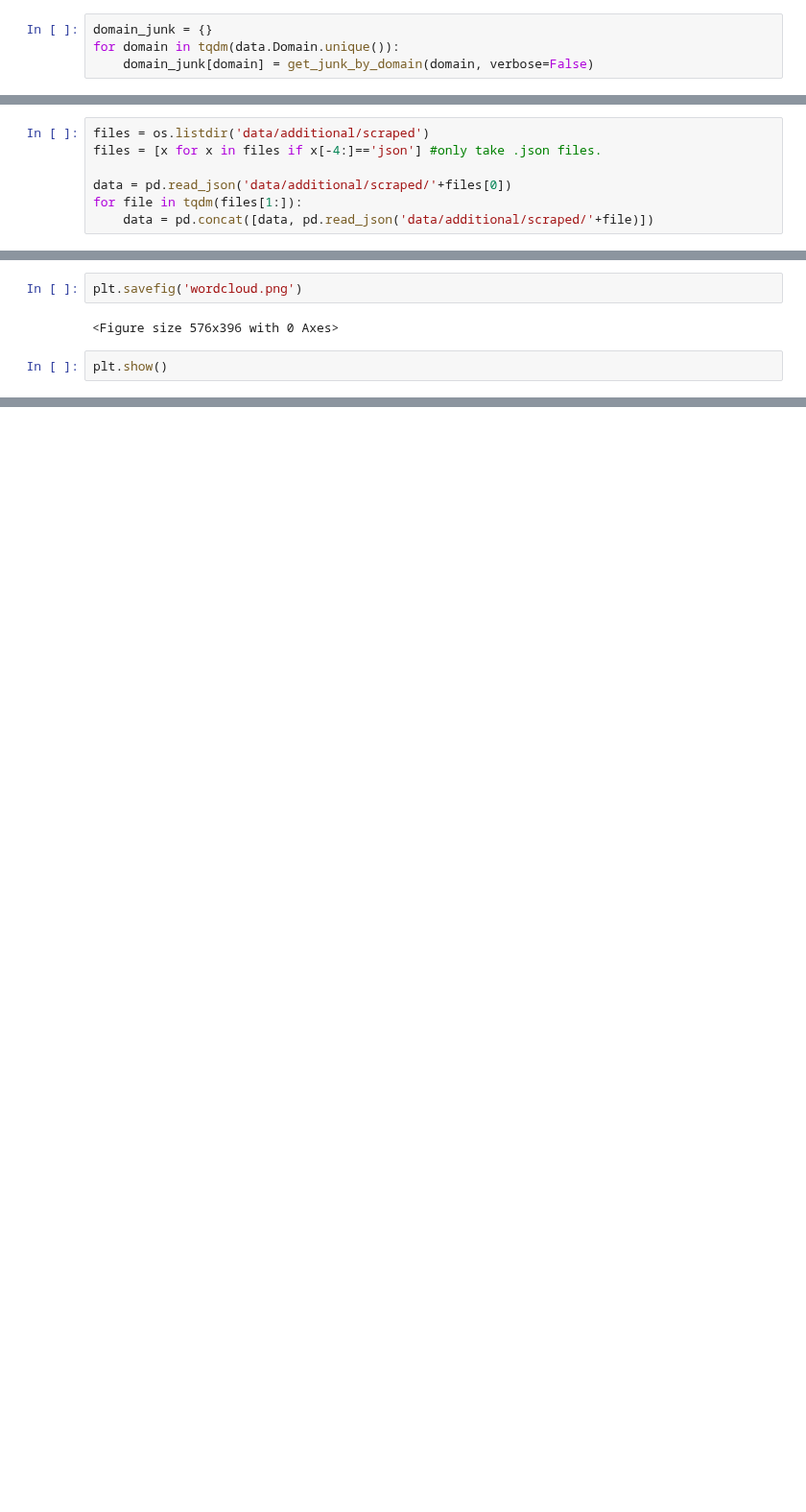
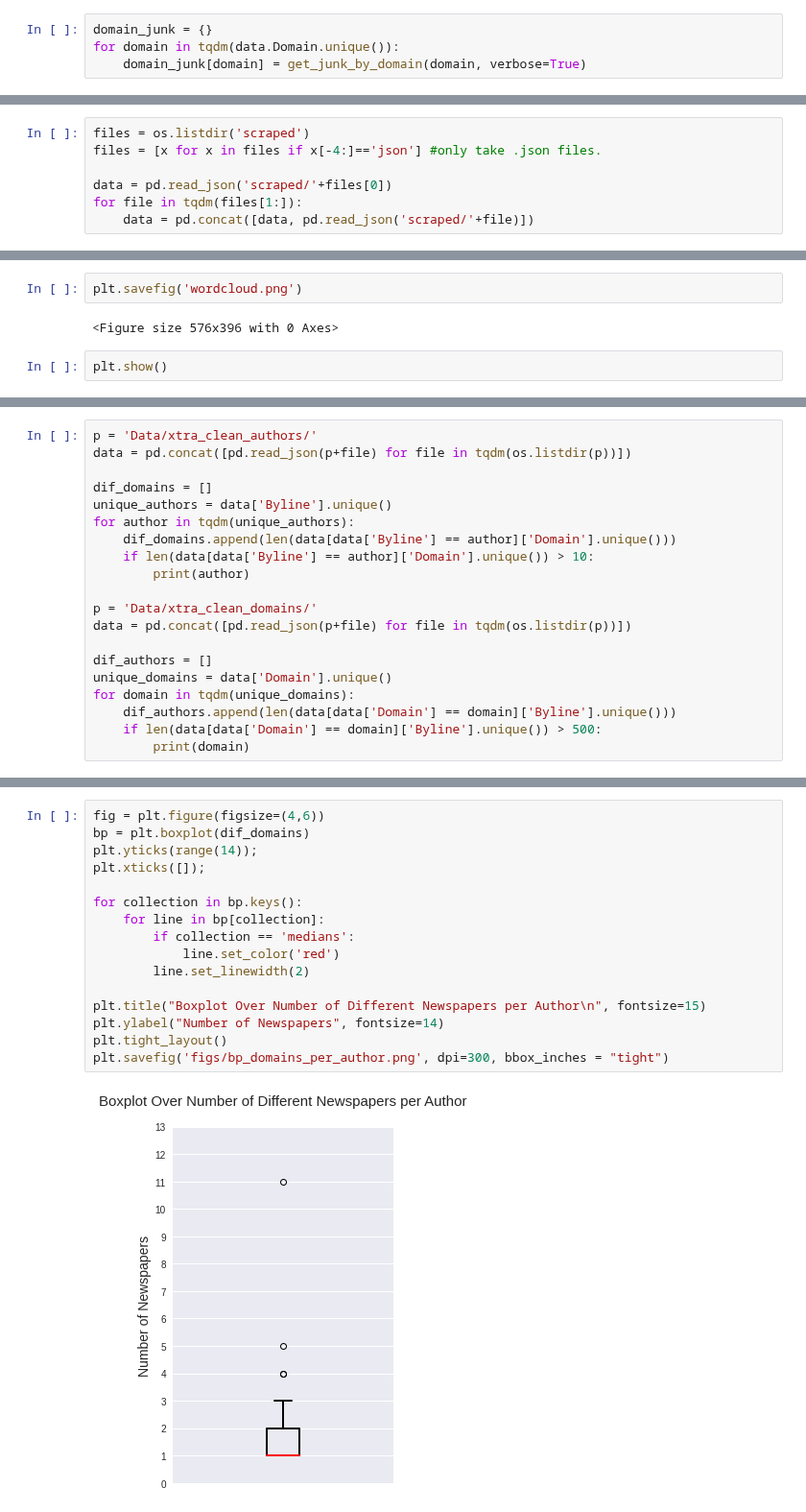
Before and after one commit to kroglkt/articlencoding, a Jupyter notebook: Data_Formatting.ipynb, the cells around one changed output, grey strips where cells are left out. Shown at 96% size. Saved outputs shown, nothing was run; the diff lists cells and outputs as text; blank space fills up the shorter version.

```diff
--- a/Data_Formatting.ipynb
+++ b/Data_Formatting.ipynb
@@ -507,4 +621,4 @@ We don't want author and newspaper names in bodies and headlines. Let's DEMOLISH
 # %%
 domain_junk = {}
 for domain in tqdm(data.Domain.unique()):
-    domain_junk[domain] = get_junk_by_domain(domain, verbose=False)
+    domain_junk[domain] = get_junk_by_domain(domain, verbose=True)
@@ -902,12 +1095,12 @@ np.argmin([len(x) for x in b])
 # %% [output]
 11232
 # %%
-files = os.listdir('data/additional/scraped')
+files = os.listdir('scraped')
 files = [x for x in files if x[-4:]=='json'] #only take .json files.
 
-data = pd.read_json('data/additional/scraped/'+files[0])
+data = pd.read_json('scraped/'+files[0])
 for file in tqdm(files[1:]):
-    data = pd.concat([data, pd.read_json('data/additional/scraped/'+file)])
+    data = pd.concat([data, pd.read_json('scraped/'+file)])
 # %%
 anal = pd.read_json('data/additional/scraped/data_30.json')
 analbodies = list(anal.Body.astype(str))
@@ -966,0 +1176,20 @@ plt.show()
+# %%
+p = 'Data/xtra_clean_authors/'
+data = pd.concat([pd.read_json(p+file) for file in tqdm(os.listdir(p))])
+
+dif_domains = []
+unique_authors = data['Byline'].unique()
+for author in tqdm(unique_authors):
+    dif_domains.append(len(data[data['Byline'] == author]['Domain'].unique()))
+    if len(data[data['Byline'] == author]['Domain'].unique()) > 10:
+        print(author)
+
+p = 'Data/xtra_clean_domains/'
+data = pd.concat([pd.read_json(p+file) for file in tqdm(os.listdir(p))])
+
+dif_authors = []
+unique_domains = data['Domain'].unique()
+for domain in tqdm(unique_domains):
+    dif_authors.append(len(data[data['Domain'] == domain]['Byline'].unique()))
+    if len(data[data['Domain'] == domain]['Byline'].unique()) > 500:
+        print(domain)
@@ -966,0 +1199,18 @@ plt.show()
+# %%
+fig = plt.figure(figsize=(4,6))
+bp = plt.boxplot(dif_domains)
+plt.yticks(range(14));
+plt.xticks([]);
+
+for collection in bp.keys():
+    for line in bp[collection]:
+        if collection == 'medians':
+            line.set_color('red')
+        line.set_linewidth(2)
+
+plt.title("Boxplot Over Number of Different Newspapers per Author\n", fontsize=15)
+plt.ylabel("Number of Newspapers", fontsize=14)
+plt.tight_layout()
+plt.savefig('figs/bp_domains_per_author.png', dpi=300, bbox_inches = "tight")
+# %% [output]
+[figure, added]
```
Also changed, not shown: parts of 38 cells of this notebook, 18 other files.
